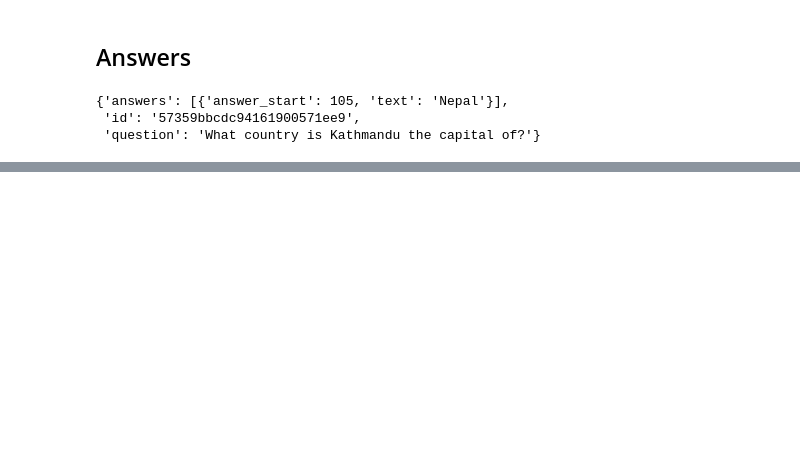
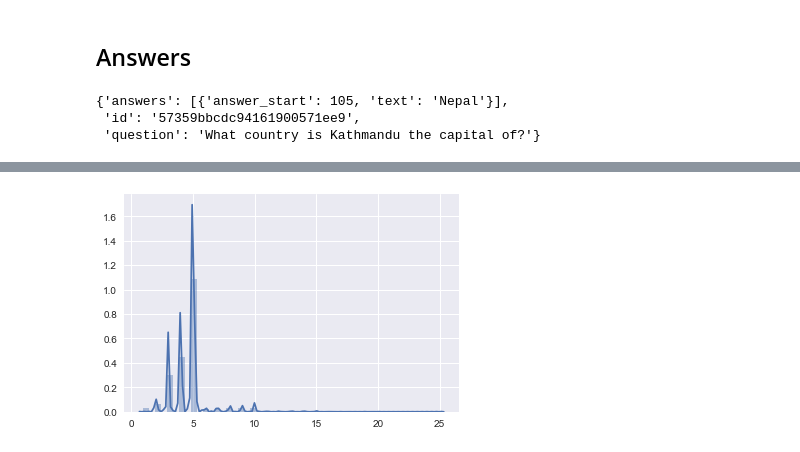
Before and after one commit to vitaliyradchenko/master_question_answering, a Jupyter notebook: notebooks/squad_data_exploration.ipynb, the cells around one changed output, grey strips where cells are left out. Saved outputs shown, nothing was run; the diff lists cells and outputs as text; code cells hidden in the pictures; blank space fills up the shorter version.

```diff
--- a/notebooks/squad_data_exploration.ipynb
+++ b/notebooks/squad_data_exploration.ipynb
@@ -78,0 +131,4 @@ article['paragraphs'][0]['qas'][0]
+# %%
+sns.distplot(questions);
+# %% [output]
+[figure, added]
```
Also changed, not shown: parts of 6 cells of this notebook.
